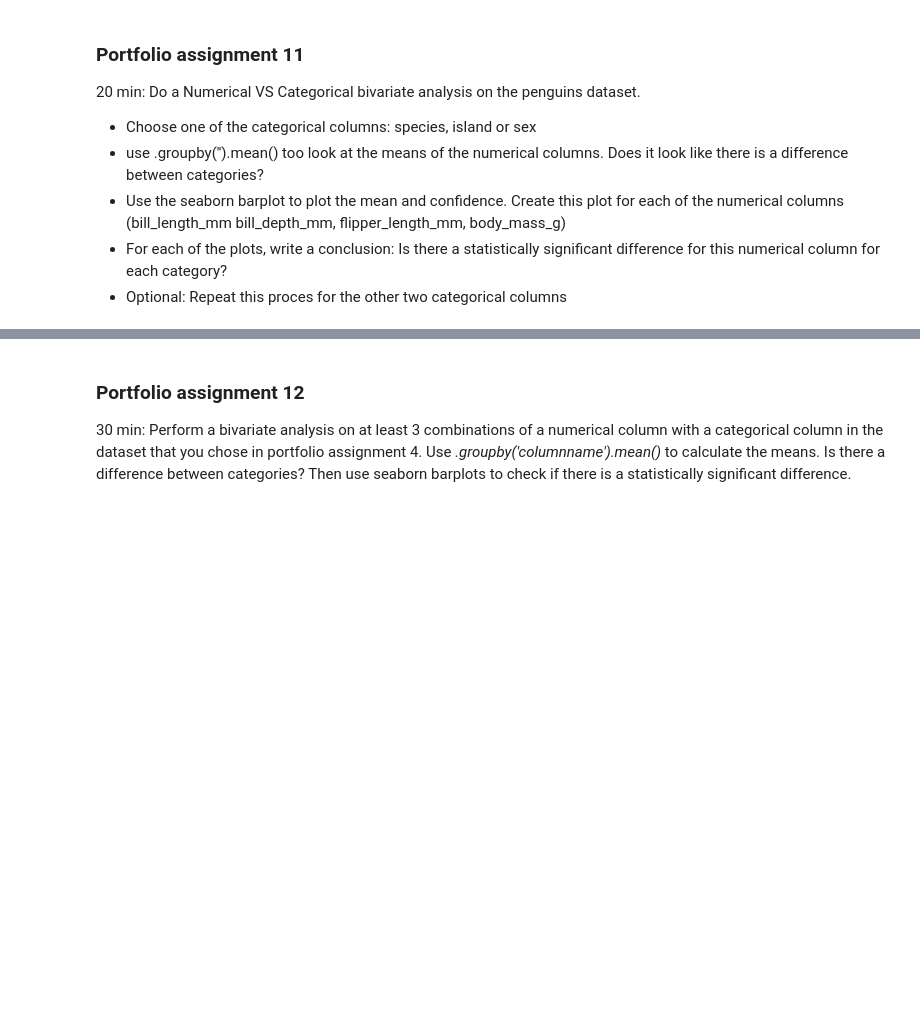
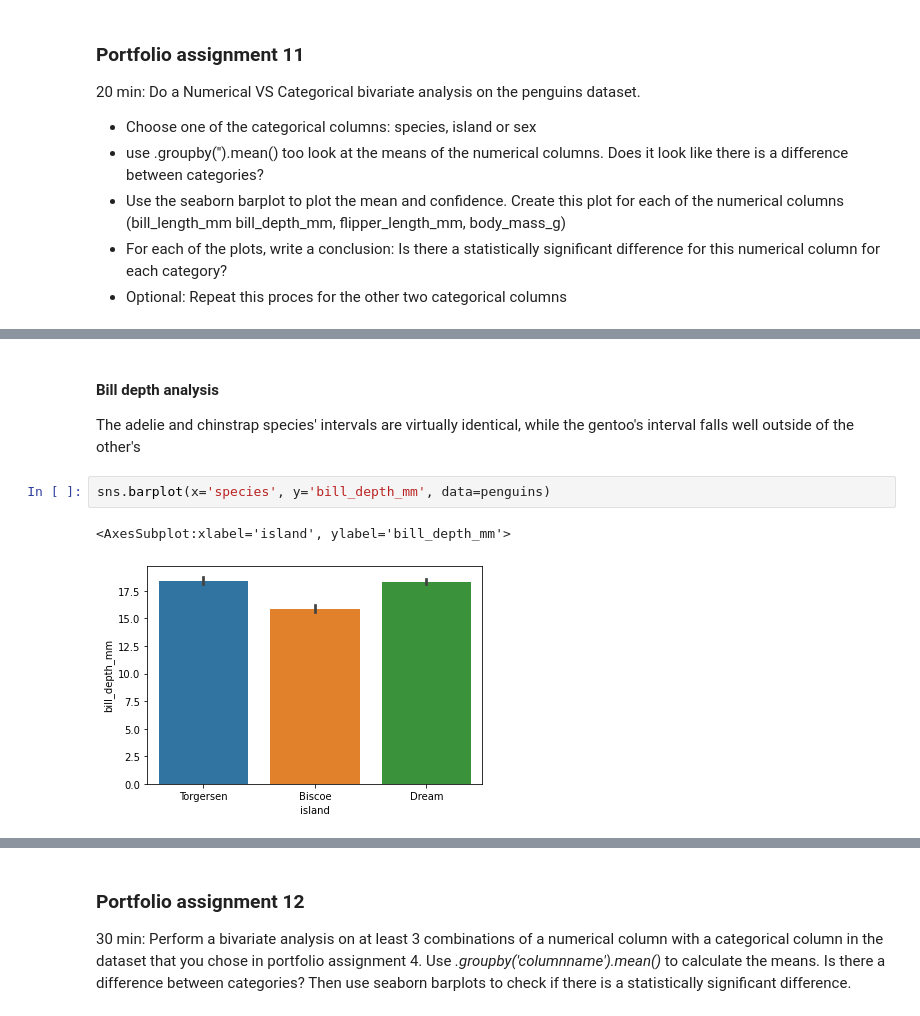
Before and after one commit to FSGabrsek/AE-I_Intro-Data-Science, a Jupyter notebook: asgmt-9-14/Bivariate analysis.ipynb, the cells around one changed output, grey strips where cells are left out. Cells and saved outputs as stored; diff of their text form; blank space fills up the shorter version.

```diff
--- a/asgmt-9-14/Bivariate analysis.ipynb
+++ b/asgmt-9-14/Bivariate analysis.ipynb
@@ -185,0 +359,9 @@ penguins.head()
+# %% [markdown]
+#### Bill depth analysis
+
+The adelie and chinstrap species' intervals are virtually identical, while the gentoo's interval falls well outside of the other's
+# %%
+sns.barplot(x='species', y='bill_depth_mm', data=penguins)
+# %% [output]
+<AxesSubplot:xlabel='island', ylabel='bill_depth_mm'>
+[figure, added]
```
Also changed, not shown: parts of 52 cells of this notebook.
